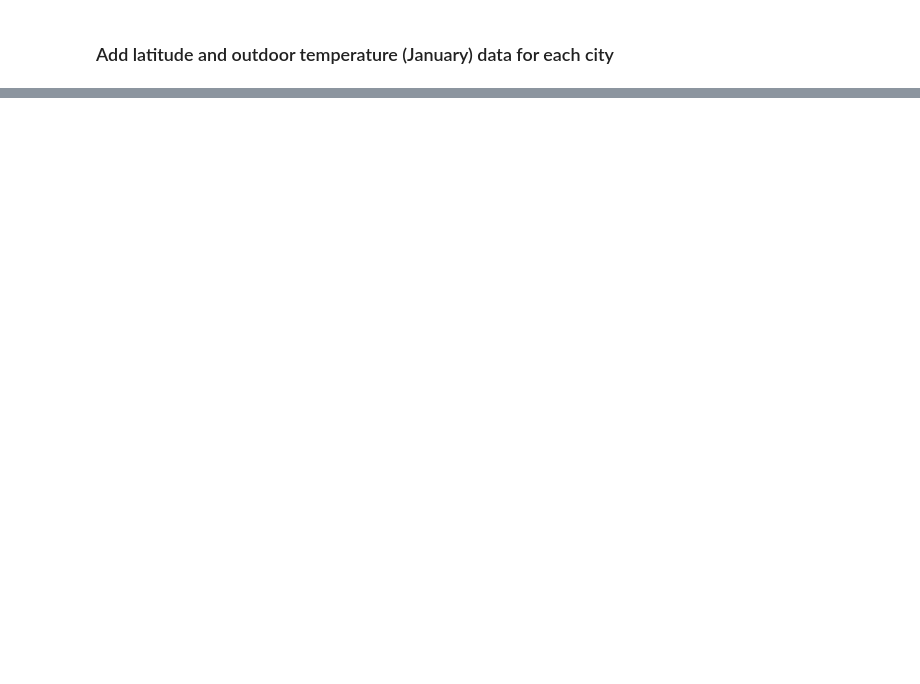
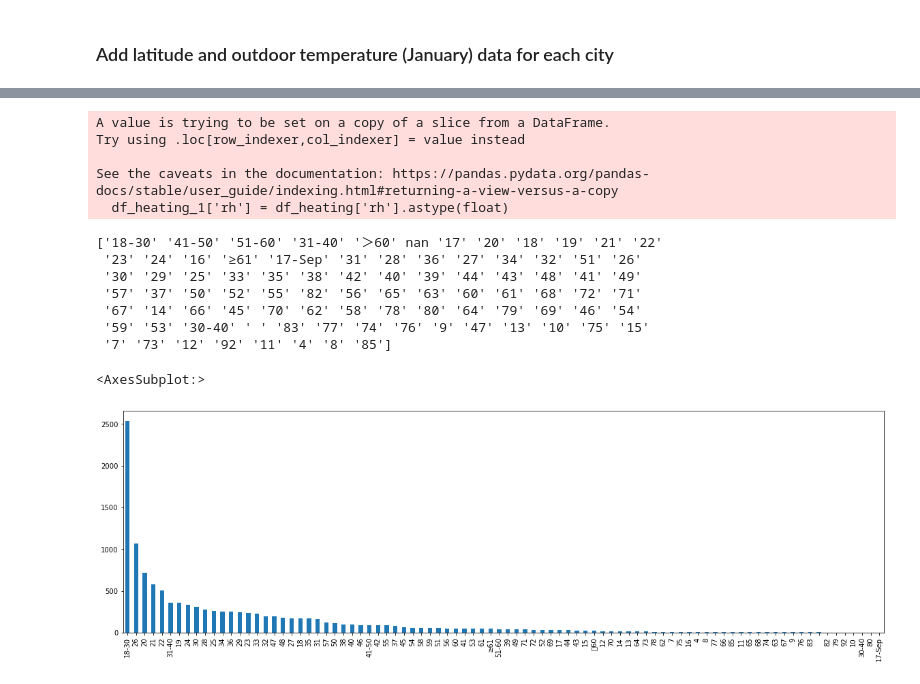
Before and after one commit to ruijis/RD_comfort, a Jupyter notebook: Data_cleaning.ipynb, the cells around one changed output, grey strips where cells are left out. Cells and saved outputs as stored; diff of their text form; code cells hidden in the pictures; blank space fills up the shorter version.

```diff
--- a/Data_cleaning.ipynb
+++ b/Data_cleaning.ipynb
@@ -196,13 +232,0 @@ df_heating = df_heating.rename(columns={'G4.15-Day Running Mean Outdoor Temperat
-# %%
-numeric_columns = ['t_db', 't_mrt', 'vel', 'rh', 'met', 'clo', 't_op', 'tsv', 't_out_monthly', 't_out_7', 't_out_15', 't_out_daily', 't_out_realtime', 't_globe']
-# for loop convert int or str to float for numeric columns
-for column in numeric_columns:
-    df_heating[column] = df_heating[column].astype(float)
-print("total records:", len(df_heating))
-
-drop_columns = ['t_op', 'tsv', 'latitude']
-df_heating_1 = df_heating.dropna(subset = drop_columns)
-print("total records:", len(df_heating_1))
-
-# export the cleaned dataset as a csv file
-df_heating_1.to_csv('Chinese Thermal Comfort Dataset Heating Season_tsv.csv', index=False)
@@ -214,13 +232,0 @@ total records: 15623
-# %%
-numeric_columns = ['t_db', 't_mrt', 'vel', 'rh', 'met', 'clo', 't_op', 'tsv', 't_out_monthly', 't_out_7', 't_out_15', 't_out_daily', 't_out_realtime', 't_globe']
-# for loop convert int or str to float for numeric columns
-for column in numeric_columns:
-    df_heating[column] = df_heating[column].astype(float)
-print("total records:", len(df_heating))
-
-drop_columns = ['t_op', 'tcv', 'latitude']
-df_heating_1 = df_heating.dropna(subset = drop_columns)
-print("total records:", len(df_heating_1))
-
-# export the cleaned dataset as a csv file
-df_heating_1.to_csv('Chinese Thermal Comfort Dataset Heating Season_tcv.csv', index=False)
@@ -229,0 +235,5 @@ total records: 14116
+# %%
+# select a sbuset of columns
+df_heating_1 = df_heating[['suject_id', 'timestamp', 'season', 'city', 'climate', 'building_type', 'cooling_type', 'gender', 'age', 'ht', 'wt', 'thermal_sensation', 'thermal_comfort', 'thermal_acceptability', 'clo', 'met', 'ta', 'rh', 'vel', 'tg', 'top', 'tr', 't_out', 'latitude']]
+print(df_heating_1.shape)
+df_heating_1.dtypes
@@ -229,0 +259,23 @@ total records: 14116
+# %%
+df_heating_1['rh'] = df_heating['rh'].astype(float)
+# %% [output]
+A value is trying to be set on a copy of a slice from a DataFrame.
+Try using .loc[row_indexer,col_indexer] = value instead
+
+See the caveats in the documentation: https://pandas.pydata.org/pandas-docs/stable/user_guide/indexing.html#returning-a-view-versus-a-copy
+  df_heating_1['rh'] = df_heating['rh'].astype(float)
+# %%
+# print unique values of age
+print(df_heating_1['age'].unique())
+# increase the graph size
+df_heating_1['age'].value_counts().plot(kind='bar', figsize=(20, 6))
+# %% [output]
+['18-30' '41-50' '51-60' '31-40' '＞60' nan '17' '20' '18' '19' '21' '22'
+ '23' '24' '16' '≥61' '17-Sep' '31' '28' '36' '27' '34' '32' '51' '26'
+ '30' '29' '25' '33' '35' '38' '42' '40' '39' '44' '43' '48' '41' '49'
+ '57' '37' '50' '52' '55' '82' '56' '65' '63' '60' '61' '68' '72' '71'
+ '67' '14' '66' '45' '70' '62' '58' '78' '80' '64' '79' '69' '46' '54'
+ '59' '53' '30-40' ' ' '83' '77' '74' '76' '9' '47' '13' '10' '75' '15'
+ '7' '73' '12' '92' '11' '4' '8' '85']
+<AxesSubplot:>
+[figure, added]
```
Also changed, not shown: parts of 23 cells of this notebook, 6 other files.
